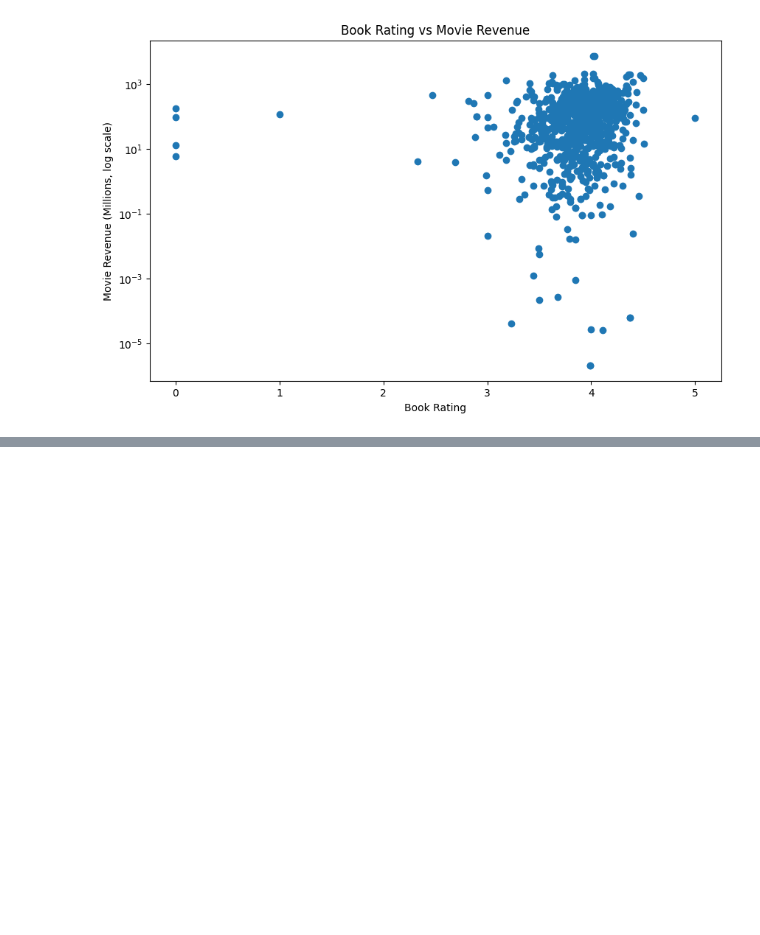
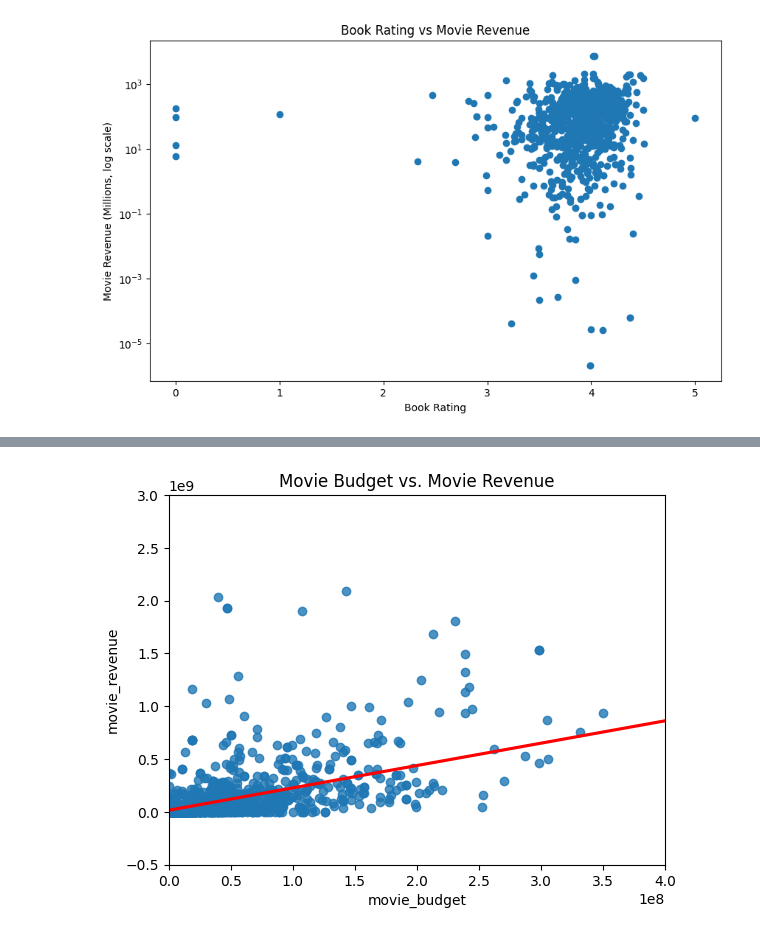
Before and after one commit to emilybae2025/Book-to-Film-Success-Prediction-Model, a Jupyter notebook: EDA.ipynb, the cells around one changed output, grey strips where cells are left out. Saved outputs shown, nothing was run; the diff lists cells and outputs as text; code cells hidden in the pictures; blank space fills up the shorter version.

```diff
--- a/EDA.ipynb
+++ b/EDA.ipynb
@@ -113,0 +128,12 @@ plt.show()
+# %%
+# movie budget vs revenue
+sns.regplot(data=df, x="movie_budget", y="movie_revenue", ci=None, line_kws={'color':'red'})
+plt.title("Movie Budget vs. Movie Revenue")
+
+# zoom in to cluster
+plt.xlim(0, 0.4e9)
+plt.ylim(-0.5e9, 3e9)
+
+plt.show()
+# %% [output]
+[figure, added]
```
Also changed, not shown: parts of 3 cells of this notebook.
